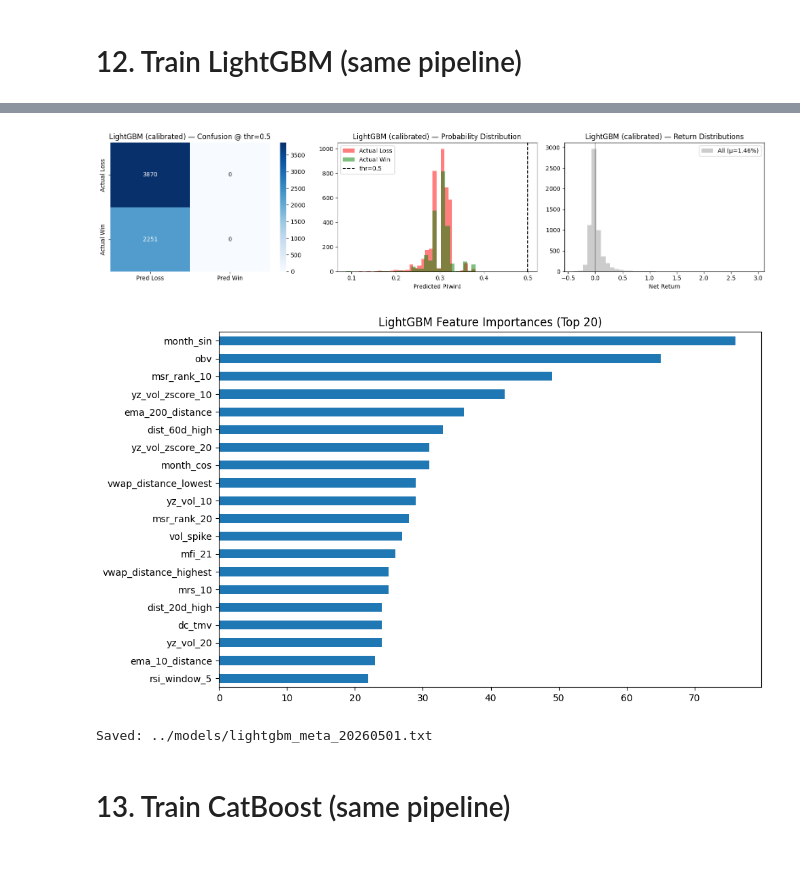
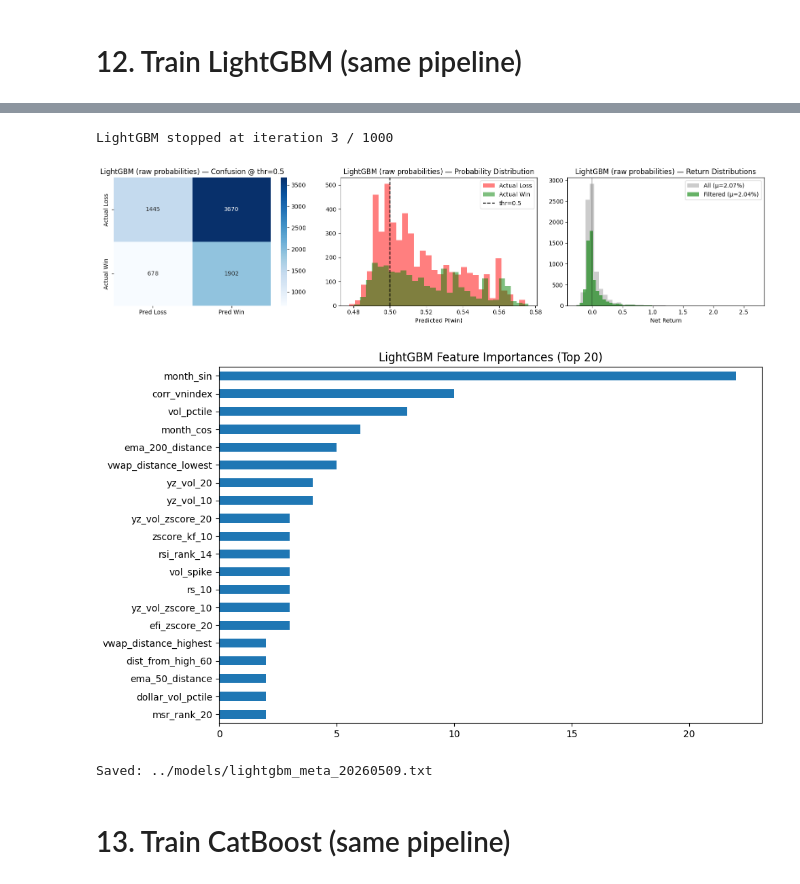
Before and after one commit to phuchuynh0909/all-in-one-portfolio, a Jupyter notebook: notebooks/train_models_001.ipynb, the cells around one changed output, grey strips where cells are left out. Drawn from its saved outputs; the diff is of its cells as text; code cells hidden in the pictures.

```diff
--- a/notebooks/train_models_001.ipynb
+++ b/notebooks/train_models_001.ipynb
@@ -451,8 +626,22 @@ for k, v in metrics_xgb.items():
 # %%
 # === Feature importance (from underlying XGBoost) ===
-final_xgb.fit(X_train_scaled, y_train, sample_weight=train_weights)
+# Cannot refit final_xgb without eval_set while early_stopping_rounds is set.
+# Retrain on full train with same depth of trees as the ES run (best_iteration is 0-based).
+_bi = getattr(final_xgb, 'best_iteration', None)
+_n_rounds = (_bi + 1) if _bi is not None else int(final_xgb.n_estimators)
+_bp = {k: v for k, v in study_xgb.best_params.items() if k not in ('early_stopping_rounds', 'callbacks')}
+full_xgb = XGBClassifier(
+    **_bp,
+    objective='binary:logistic',
+    eval_metric='auc',
+    n_estimators=_n_rounds,
+    scale_pos_weight=scale_pos_weight,
+    random_state=42,
+    verbosity=0,
+)
+full_xgb.fit(X_train_scaled, y_train, sample_weight=train_weights)
 fi_xgb = pd.Series(
-    final_xgb.feature_importances_,
+    full_xgb.feature_importances_,
     index=X_train_scaled.columns,
 ).sort_values(ascending=False)
 
@@ -467,6 +656,6 @@ print(fi_xgb)
 # Save
 os.makedirs('../models', exist_ok=True)
 ts = datetime.now().strftime('%Y%m%d')
-final_xgb.save_model(f'../models/xgboost_meta_{ts}.ubj')
-print(f"\nSaved: ../models/xgboost_meta_{ts}.ubj")
+full_xgb.save_model(f'../models/xgboost_meta_{ts}.ubj')
+print(f"\nSaved: ../models/xgboost_meta_{ts}.ubj ({_n_rounds} trees)")
 # %% [output]
@@ -553,40 +741,45 @@ KeyboardInterrupt:
 final_lgbm = LGBMClassifier(
     **study_lgbm.best_params,
     objective='binary',
     n_estimators=1000,
     class_weight='balanced',
     random_state=42,
     verbosity=-1,
 )
 final_lgbm.fit(
     X_es, y_es,
     sample_weight=w_es,
     eval_set=[(X_cal, y_cal)],
     callbacks=[lgb_es(ES_ROUNDS, verbose=False), lgb_log(period=-1)],
 )
 print(f"LightGBM stopped at iteration {final_lgbm.best_iteration_} / 1000")
 
-calibrated_lgbm = CalibratedClassifierCV(final_lgbm, method='isotonic', cv='prefit')
-calibrated_lgbm.fit(X_cal, y_cal)
+# Use raw probabilities (no calibration)
+# LightGBM with class_weight='balanced' outputs probabilities from a balanced distribution.
+# Re-calibrate to the true class prior.
+_raw_lgbm = final_lgbm.predict_proba(X_test_scaled)[:, 1]
+_prior_pos = y_train.mean()  # true class frequency (~0.354)
+_class_ratio = (1.0 - _prior_pos) / _prior_pos  # n_neg / n_pos
+y_proba_lgbm = _raw_lgbm / (_raw_lgbm + (1.0 - _raw_lgbm) / _class_ratio)
 
-y_proba_lgbm = calibrated_lgbm.predict_proba(X_test_scaled)[:, 1]
-metrics_lgbm = plot_evaluation('LightGBM (ES + calibrated)', y_test, y_proba_lgbm, returns_test, threshold=0.50)
+metrics_lgbm = plot_evaluation('LightGBM (raw probabilities)', y_test, y_proba_lgbm, returns_test, threshold=0.50)
 
 # Feature importance
 fi_lgbm = pd.Series(final_lgbm.feature_importances_, index=X_train_scaled.columns).sort_values(ascending=False)
 plt.figure(figsize=(10, 6))
 fi_lgbm.head(20).plot(kind='barh')
 plt.title('LightGBM Feature Importances (Top 20)')
 plt.gca().invert_yaxis()
 plt.tight_layout()
 plt.show()
 
 final_lgbm.booster_.save_model(f'../models/lightgbm_meta_{ts}.txt')
 print(f"\nSaved: ../models/lightgbm_meta_{ts}.txt")
 # %% [output]
+LightGBM stopped at iteration 3 / 1000
-[figure, old version]
+[figure, new version]
-[figure, old version]
+[figure, new version]
-Saved: ../models/lightgbm_meta_20260501.txt
+Saved: ../models/lightgbm_meta_20260509.txt
 # %% [markdown]
 # 13. Train CatBoost (same pipeline)
 # %%
```
Also changed, not shown: parts of 25 cells of this notebook, 38 other files.
